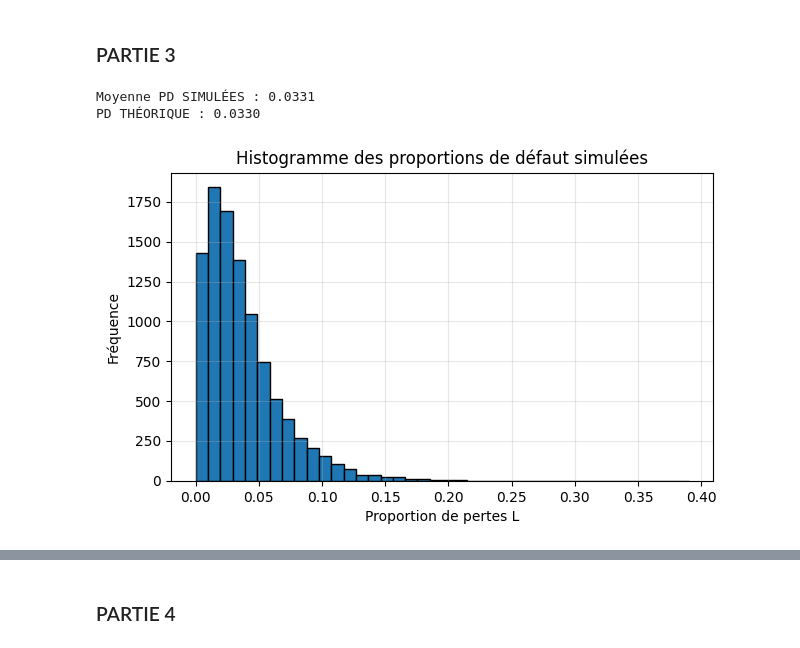
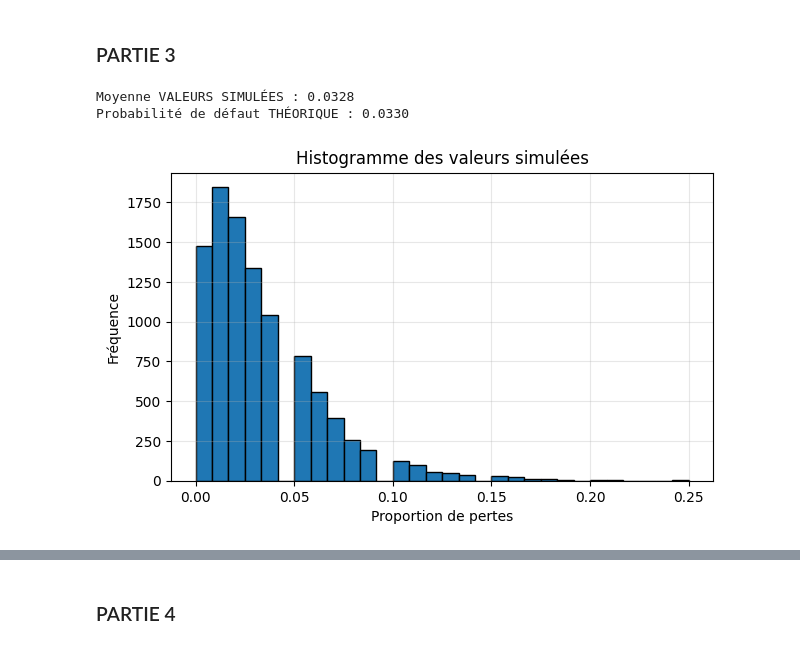
Before and after one commit to Lilas-Bertot/PYTHON-FINA-60232, a Jupyter notebook: Code python.ipynb, the cells around one changed output, grey strips where cells are left out. Cells and saved outputs as stored; diff of their text form; code cells hidden in the pictures.

```diff
--- a/Code python.ipynb
+++ b/Code python.ipynb
@@ -35,12 +35,12 @@ Probabilité de défaut : 0.0330, soit 3.30%
 rng = np.random.default_rng()
 
 # Nombre de trajectoires simulées
-M = 10_000
+M = 10000
 
 # Simuler F (choc commun)
 F = rng.standard_normal(M)
 
-# Simuler n valeurs de z̃ (chocs indépendats)
+# Simuler n valeurs de z̃ (chocs indépendants)
 z_tilde = rng.standard_normal((M, n))
 
 # Calculer valeurs de z_i
@@ -49,27 +49,27 @@ z_i = np.sqrt(rho) * F[:, None] + np.sqrt(1 - rho) * z_tilde
 # Simuler n valeurs de A (i,T)
 A_T = A0 * np.exp((alpha - 0.5 * sigma**2) * T + sigma * np.sqrt(T) * z_i)
 
-# 5) Calculer n valeurs de L (défaut ou non)
+# Calculer n valeurs de L (défaut ou non)
 L_i = (A_T < B_barre).astype(int)
 
 # Calculer proportion défauts
 L = L_i.mean(axis=1)
 
-# Comparaison valeurs PD
 mean_L = L.mean()
-print(f"Moyenne PD SIMULÉES : {mean_L:.4f}")
-print(f"PD THÉORIQUE : {PD:.4f}")
+
+print(f"Moyenne VALEURS SIMULÉES : {mean_L:.4f}")
+print(f"Probabilité de défaut THÉORIQUE : {PD:.4f}")
 # %% [output]
-Moyenne PD SIMULÉES : 0.0331
-PD THÉORIQUE : 0.0330
+Moyenne VALEURS SIMULÉES : 0.0328
+Probabilité de défaut THÉORIQUE : 0.0330
 # %%
-# Graphique histogramme des proportions de défaut
+# Histogramme des valeurs simulées
 plt.figure(figsize=(7, 4))
-plt.hist(L, bins=40, edgecolor='black')
-plt.title("Histogramme des proportions de défaut simulées")
-plt.xlabel("Proportion de pertes L")
+plt.hist(L, bins=30, edgecolor='black')
+plt.title("Histogramme des valeurs simulées")
+plt.xlabel("Proportion de pertes")
 plt.ylabel("Fréquence")
 plt.grid(alpha=0.3)
 plt.show()
 # %% [output]
-[figure, old version]
+[figure, new version]
```
Also changed, not shown: parts of 9 cells of this notebook.
